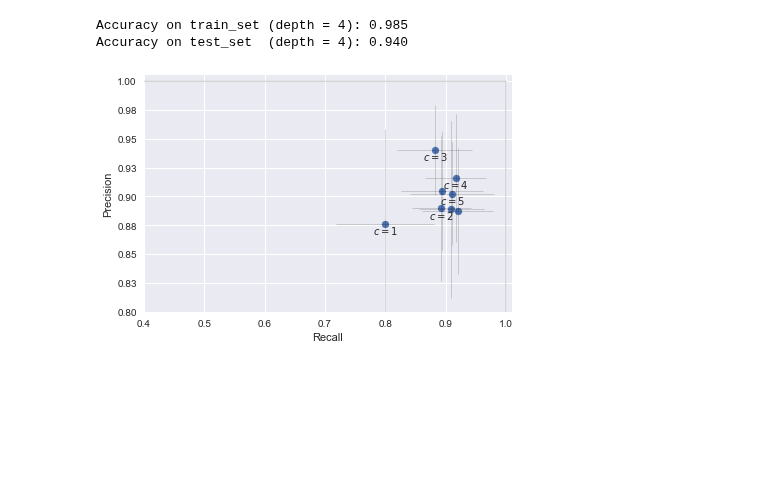
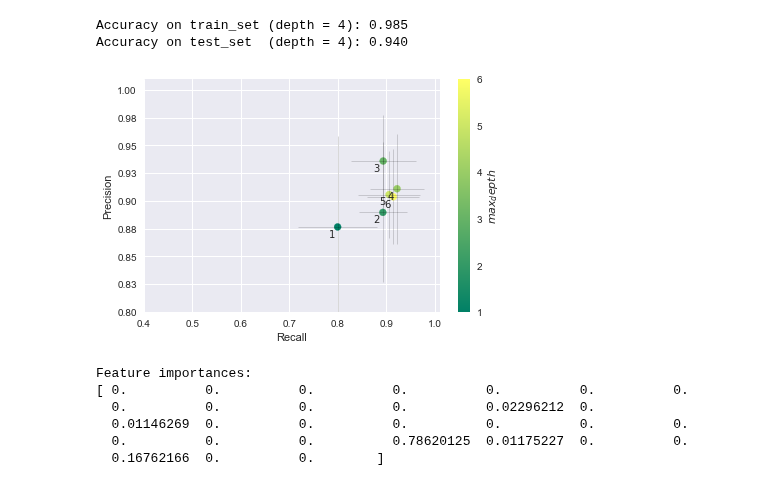
Before and after one commit to ahmadnish/FOML2017, a Jupyter notebook: neish.ipynb, the cells around one changed output. Drawn from its saved outputs; the diff is of its cells as text; code cells hidden in the pictures; blank space fills up the shorter version.

```diff
--- a/neish.ipynb
+++ b/neish.ipynb
@@ -454,36 +481,46 @@ Accuracy on test_set  (depth = 4): 0.940
 # %%
 def dt_plot(scores, tune_p, s):
 
     from matplotlib.ticker import FormatStrFormatter
 
     # precision recall plot
     # recall
     xpl = scores[:,2,0]
     # precision
     ypl = scores[:,1,0]
 
     xerr = scores[:,2,1]
     yerr = scores[:,1,1]
 
     fig, ax = plt.subplots()
     ax.yaxis.set_major_formatter(FormatStrFormatter('%.2f'))
 
     plt.errorbar(xpl, ypl, yerr, xerr, fmt='none', alpha=0.3, elinewidth=0.5)
-
-    plt.scatter(xpl, ypl)
-
-    plt.plot([0,0.9999,1],[1,1,0], label='ideal', c='gray', alpha=0.8, linewidth=0.5)
-
+    plt.scatter(xpl, ypl, c = tune_p, cmap='summer')
+    plt.colorbar(format=FormatStrFormatter('%i'), label='$max_depth$')
     for i,c in enumerate(tune_p):
-        plt.annotate(r"$c={}$".format(c), (xpl[i]-0.02 , ypl[i]-0.009))
+        plt.annotate(r"${}$".format(c), (xpl[i]-0.02 , ypl[i]-0.009))
 
     plt.ylabel('Precision')
     plt.xlabel('Recall')
-    plt.ylim(0.8, 1.005)
+    plt.ylim(0.8, 1.01)
     plt.xlim(0.4, 1.01)
     plt.tight_layout()
     plt.savefig('figs/'+s+'.pdf')
 
-dt_plot(scores_dt, max_depth, 'prec_recall_dt')
+dt_plot(scores_dt[:6], max_depth[:6], 'prec_recall_dt')
 # %% [output]
-[figure, old version]
+[figure, new version]
+# %%
+# Showing feature importance for depth of 3
+clf = DecisionTreeClassifier(max_depth=3)
+clf.fit(X_train_scaled, y_train)
+
+print("Feature importances:\n{}".format(clf.feature_importances_))
+# %% [output]
+Feature importances:
+[ 0.          0.          0.          0.          0.          0.          0.
+  0.          0.          0.          0.          0.02296212  0.
+  0.01146269  0.          0.          0.          0.          0.          0.
+  0.          0.          0.          0.78620125  0.01175227  0.          0.
+  0.16762166  0.          0.        ]
```
Also changed, not shown: parts of 6 cells of this notebook, 2 other files.
